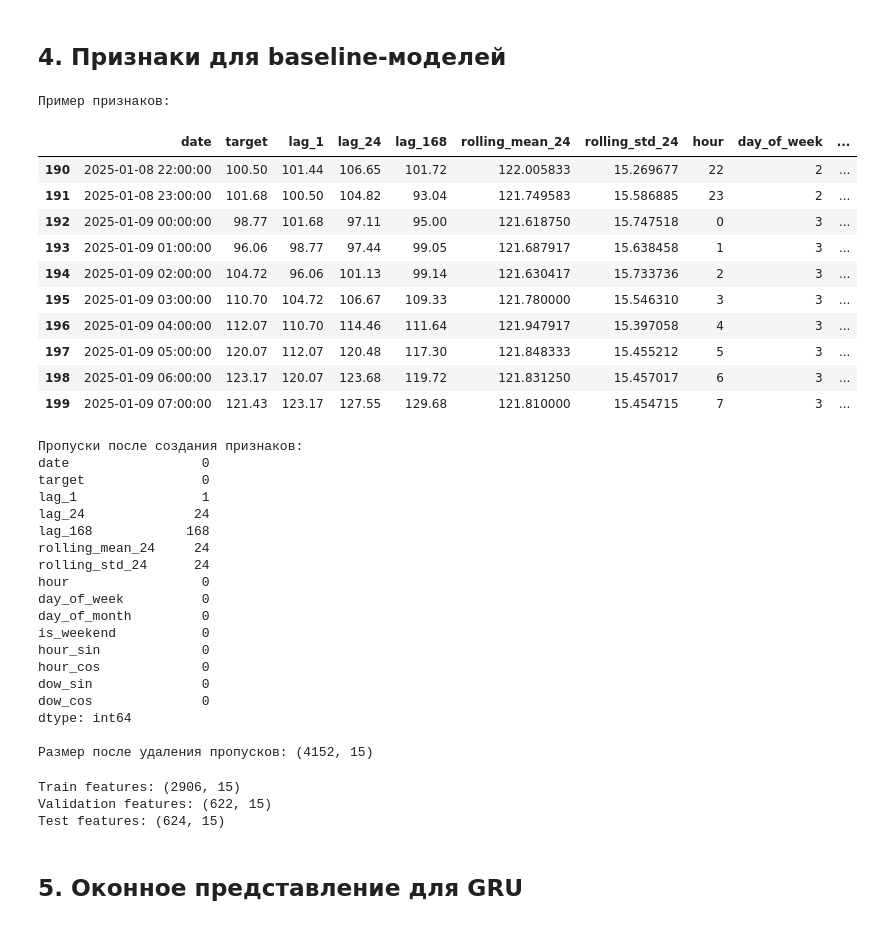
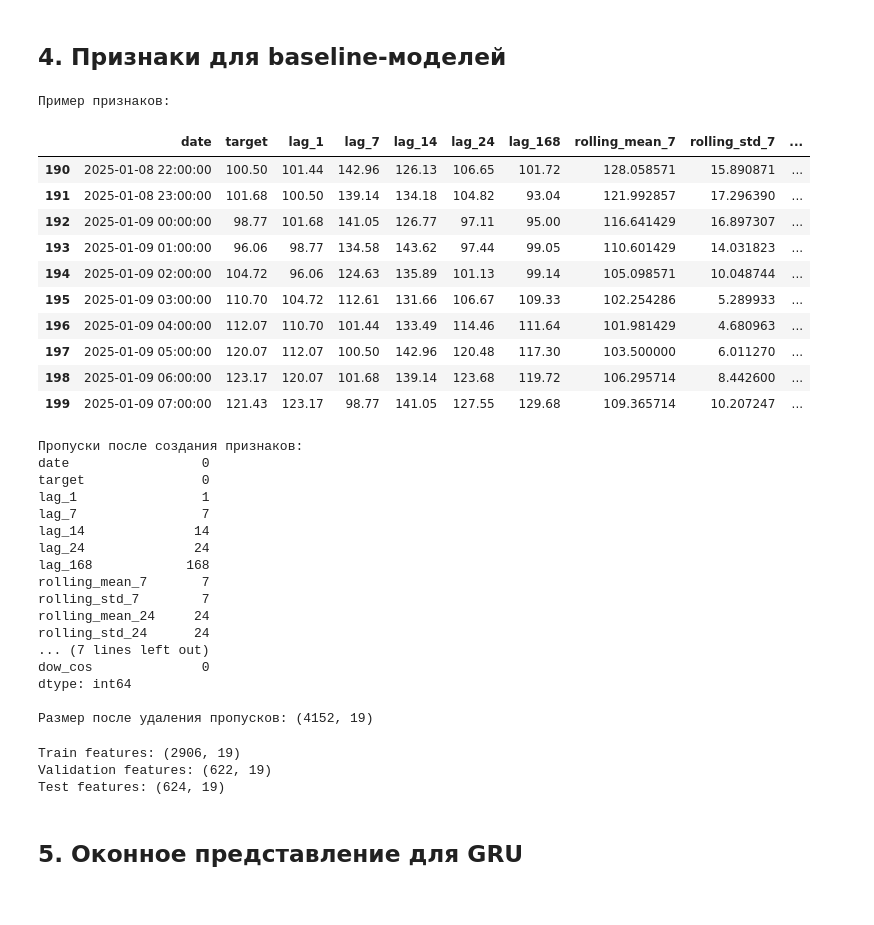
Before and after one commit to ElizavetaGrigorieva/ai_engineering, a Jupyter notebook: homeworks/HW12/HW12.ipynb, the cells around one changed output. Drawn from its saved outputs; the diff is of its cells as text; code cells hidden in the pictures.

```diff
--- a/homeworks/HW12/HW12.ipynb
+++ b/homeworks/HW12/HW12.ipynb
@@ -229,50 +229,53 @@ def create_features(df: pd.DataFrame) -> pd.DataFrame:
     df = df.copy()
 
     # Лаговые признаки (lag_1, lag_7, lag_14)
-    # Для часовых данных: lag_1 = предыдущий час, lag_24 = предыдущие сутки, lag_168 = предыдущая неделя
     df['lag_1'] = df['target'].shift(1)      # предыдущий час
+    df['lag_7'] = df['target'].shift(7)      # 7 часов назад
+    df['lag_14'] = df['target'].shift(14)    # 14 часов назад
     df['lag_24'] = df['target'].shift(24)    # сутки назад
     df['lag_168'] = df['target'].shift(168)  # неделя назад (24*7)
 
-    # Rolling признаки (окно 24 часа = 1 день)
+    # Rolling признаки (окно 7 часов и 24 часа)
+    df['rolling_mean_7'] = df['target'].shift(1).rolling(window=7).mean()
+    df['rolling_std_7'] = df['target'].shift(1).rolling(window=7).std()
     df['rolling_mean_24'] = df['target'].shift(1).rolling(window=24).mean()
     df['rolling_std_24'] = df['target'].shift(1).rolling(window=24).std()
 
     # Календарные признаки
     df['hour'] = df['date'].dt.hour
     df['day_of_week'] = df['date'].dt.dayofweek  # 0=понедельник, 6=воскресенье
     df['day_of_month'] = df['date'].dt.day
     df['is_weekend'] = (df['day_of_week'] >= 5).astype(int)
 
     # Циклическое кодирование часа (для учета циклической природы)
     df['hour_sin'] = np.sin(2 * np.pi * df['hour'] / 24)
     df['hour_cos'] = np.cos(2 * np.pi * df['hour'] / 24)
 
     # Циклическое кодирование дня недели
     df['dow_sin'] = np.sin(2 * np.pi * df['day_of_week'] / 7)
     df['dow_cos'] = np.cos(2 * np.pi * df['day_of_week'] / 7)
 
     return df
 
 # Применяем к полному датасету
 df_features = create_features(df)
 
 # Показываем примеры признаков
 print('Пример признаков:')
 df_features.head(200).tail(10)
 # %% [output]
 Пример признаков:
-|  | date | target | lag_1 | lag_24 | lag_168 | rolling_mean_24 | rolling_std_24 | hour | day_of_week | ... |
-| 190 | 2025-01-08 22:00:00 | 100.50 | 101.44 | 106.65 | 101.72 | 122.005833 | 15.269677 | 22 | 2 | ... |
-| 191 | 2025-01-08 23:00:00 | 101.68 | 100.50 | 104.82 | 93.04 | 121.749583 | 15.586885 | 23 | 2 | ... |
-| 192 | 2025-01-09 00:00:00 | 98.77 | 101.68 | 97.11 | 95.00 | 121.618750 | 15.747518 | 0 | 3 | ... |
-| 193 | 2025-01-09 01:00:00 | 96.06 | 98.77 | 97.44 | 99.05 | 121.687917 | 15.638458 | 1 | 3 | ... |
-| 194 | 2025-01-09 02:00:00 | 104.72 | 96.06 | 101.13 | 99.14 | 121.630417 | 15.733736 | 2 | 3 | ... |
-| 195 | 2025-01-09 03:00:00 | 110.70 | 104.72 | 106.67 | 109.33 | 121.780000 | 15.546310 | 3 | 3 | ... |
-| 196 | 2025-01-09 04:00:00 | 112.07 | 110.70 | 114.46 | 111.64 | 121.947917 | 15.397058 | 4 | 3 | ... |
-| 197 | 2025-01-09 05:00:00 | 120.07 | 112.07 | 120.48 | 117.30 | 121.848333 | 15.455212 | 5 | 3 | ... |
-| 198 | 2025-01-09 06:00:00 | 123.17 | 120.07 | 123.68 | 119.72 | 121.831250 | 15.457017 | 6 | 3 | ... |
-| 199 | 2025-01-09 07:00:00 | 121.43 | 123.17 | 127.55 | 129.68 | 121.810000 | 15.454715 | 7 | 3 | ... |
+|  | date | target | lag_1 | lag_7 | lag_14 | lag_24 | lag_168 | rolling_mean_7 | rolling_std_7 | ... |
+| 190 | 2025-01-08 22:00:00 | 100.50 | 101.44 | 142.96 | 126.13 | 106.65 | 101.72 | 128.058571 | 15.890871 | ... |
+| 191 | 2025-01-08 23:00:00 | 101.68 | 100.50 | 139.14 | 134.18 | 104.82 | 93.04 | 121.992857 | 17.296390 | ... |
+| 192 | 2025-01-09 00:00:00 | 98.77 | 101.68 | 141.05 | 126.77 | 97.11 | 95.00 | 116.641429 | 16.897307 | ... |
+| 193 | 2025-01-09 01:00:00 | 96.06 | 98.77 | 134.58 | 143.62 | 97.44 | 99.05 | 110.601429 | 14.031823 | ... |
+| 194 | 2025-01-09 02:00:00 | 104.72 | 96.06 | 124.63 | 135.89 | 101.13 | 99.14 | 105.098571 | 10.048744 | ... |
+| 195 | 2025-01-09 03:00:00 | 110.70 | 104.72 | 112.61 | 131.66 | 106.67 | 109.33 | 102.254286 | 5.289933 | ... |
+| 196 | 2025-01-09 04:00:00 | 112.07 | 110.70 | 101.44 | 133.49 | 114.46 | 111.64 | 101.981429 | 4.680963 | ... |
+| 197 | 2025-01-09 05:00:00 | 120.07 | 112.07 | 100.50 | 142.96 | 120.48 | 117.30 | 103.500000 | 6.011270 | ... |
+| 198 | 2025-01-09 06:00:00 | 123.17 | 120.07 | 101.68 | 139.14 | 123.68 | 119.72 | 106.295714 | 8.442600 | ... |
+| 199 | 2025-01-09 07:00:00 | 121.43 | 123.17 | 98.77 | 141.05 | 127.55 | 129.68 | 109.365714 | 10.207247 | ... |
 # %%
 # Проверка на пропуски после создания лагов
 print('Пропуски после создания признаков:')
@@ -286,21 +289,19 @@ print(f'\nРазмер после удаления пропусков: {df_featu
 date                 0
 target               0
 lag_1                1
+lag_7                7
+lag_14              14
 lag_24              24
 lag_168            168
+rolling_mean_7       7
+rolling_std_7        7
 rolling_mean_24     24
 rolling_std_24      24
-hour                 0
-day_of_week          0
-day_of_month         0
-is_weekend           0
-hour_sin             0
-hour_cos             0
-dow_sin              0
+... (7 lines left out)
 dow_cos              0
 dtype: int64
 
-Размер после удаления пропусков: (4152, 15)
+Размер после удаления пропусков: (4152, 19)
 # %%
 # Разбиваем признаки на train/val/test по индексам
 # Важно: сохраняем временной порядок
@@ -316,9 +317,9 @@ print(f'Train features: {train_feat.shape}')
 print(f'Validation features: {val_feat.shape}')
 print(f'Test features: {test_feat.shape}')
 # %% [output]
-Train features: (2906, 15)
-Validation features: (622, 15)
-Test features: (624, 15)
+Train features: (2906, 19)
+Validation features: (622, 19)
+Test features: (624, 19)
 # %% [markdown]
 ## 5. Оконное представление для GRU
 # %%
```
Also changed, not shown: parts of 13 cells of this notebook, 7 other files.
